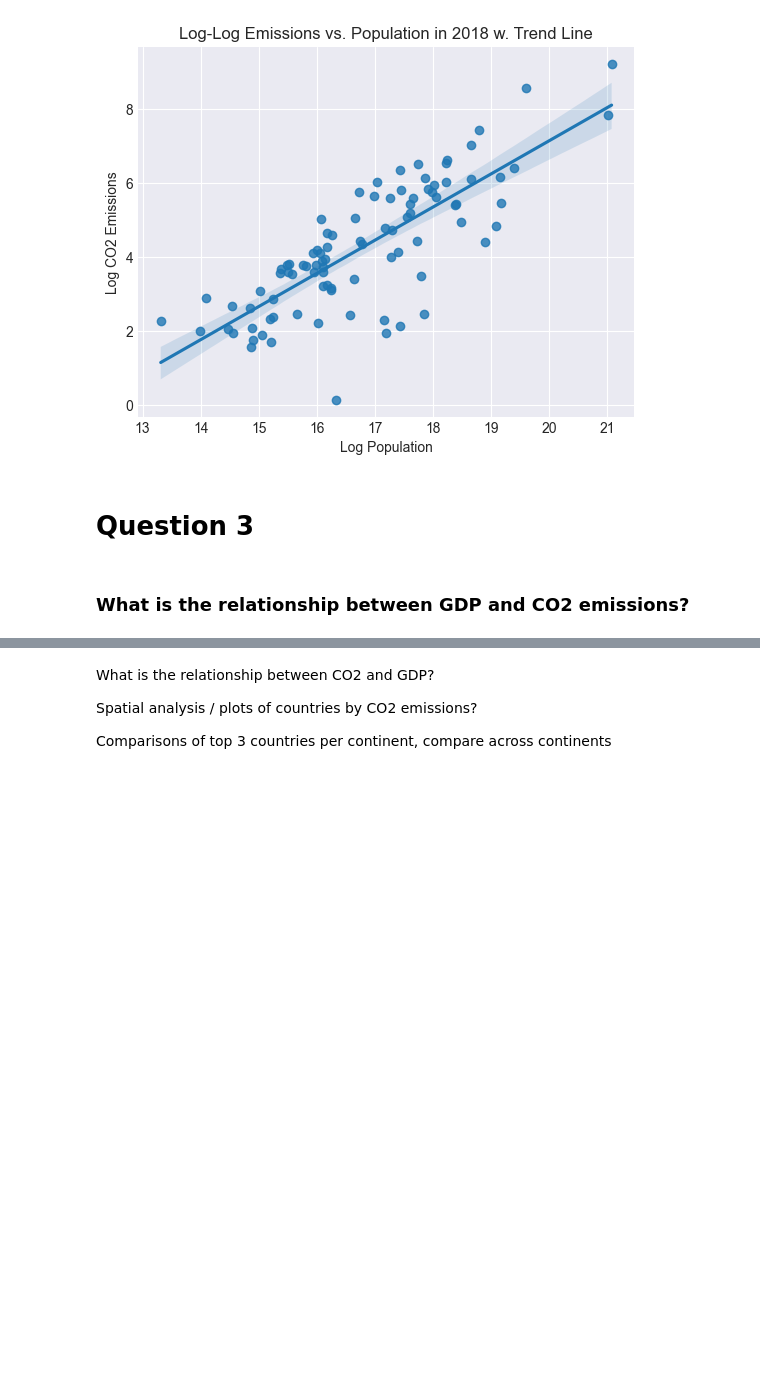
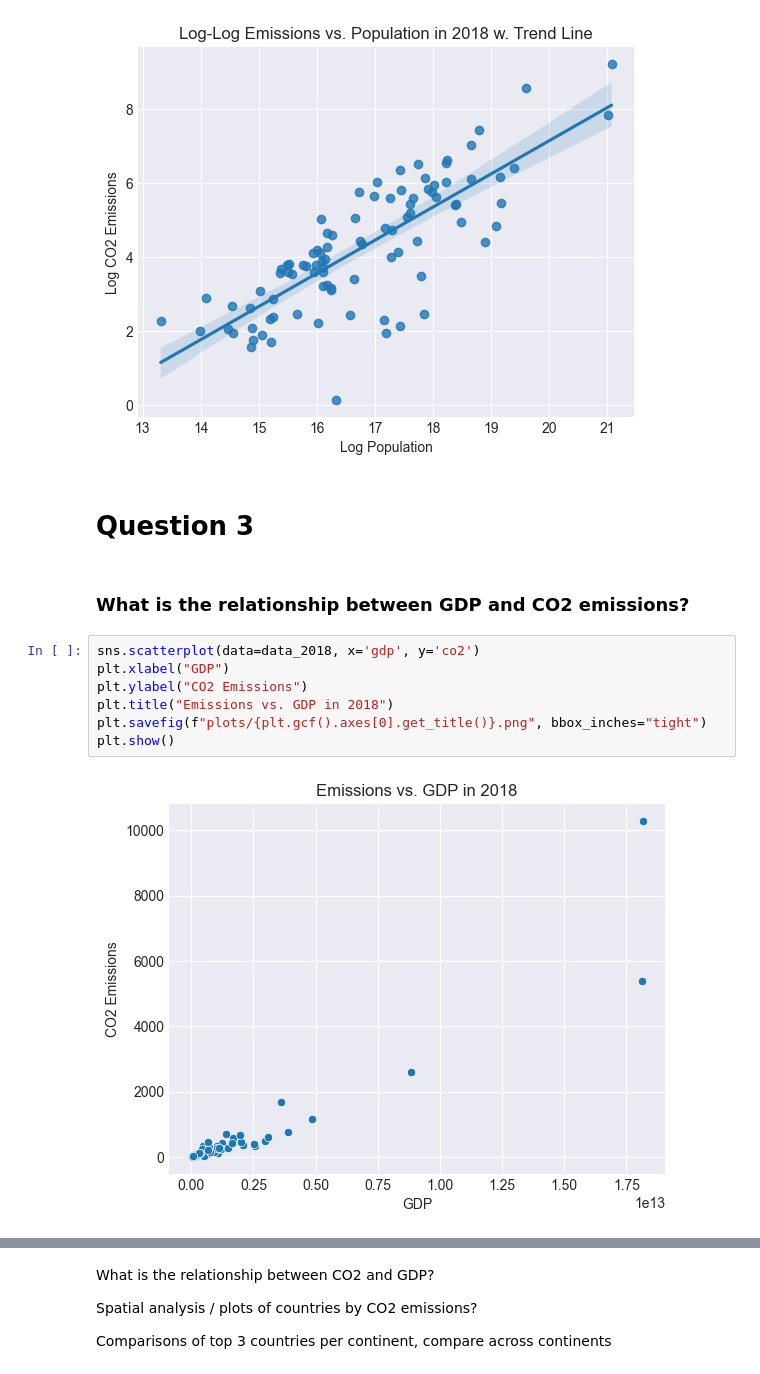
Before and after one commit to haruiz/STAT650-midterm, a Jupyter notebook: midterm_analysis.ipynb, the cells around one changed output, grey strips where cells are left out. Cells and saved outputs as stored; diff of their text form; blank space fills up the shorter version.

```diff
--- a/midterm_analysis.ipynb
+++ b/midterm_analysis.ipynb
@@ -419,3 +419,12 @@ plt.show()
 # Question 3
 # %% [markdown]
 ### What is the relationship between GDP and CO2 emissions?
+# %%
+sns.scatterplot(data=data_2018, x='gdp', y='co2')
+plt.xlabel("GDP")
+plt.ylabel("CO2 Emissions")
+plt.title("Emissions vs. GDP in 2018")
+plt.savefig(f"plots/{plt.gcf().axes[0].get_title()}.png", bbox_inches="tight")
+plt.show()
+# %% [output]
+[figure, added]
```
Also changed, not shown: parts of 9 cells of this notebook, 6 other files.
